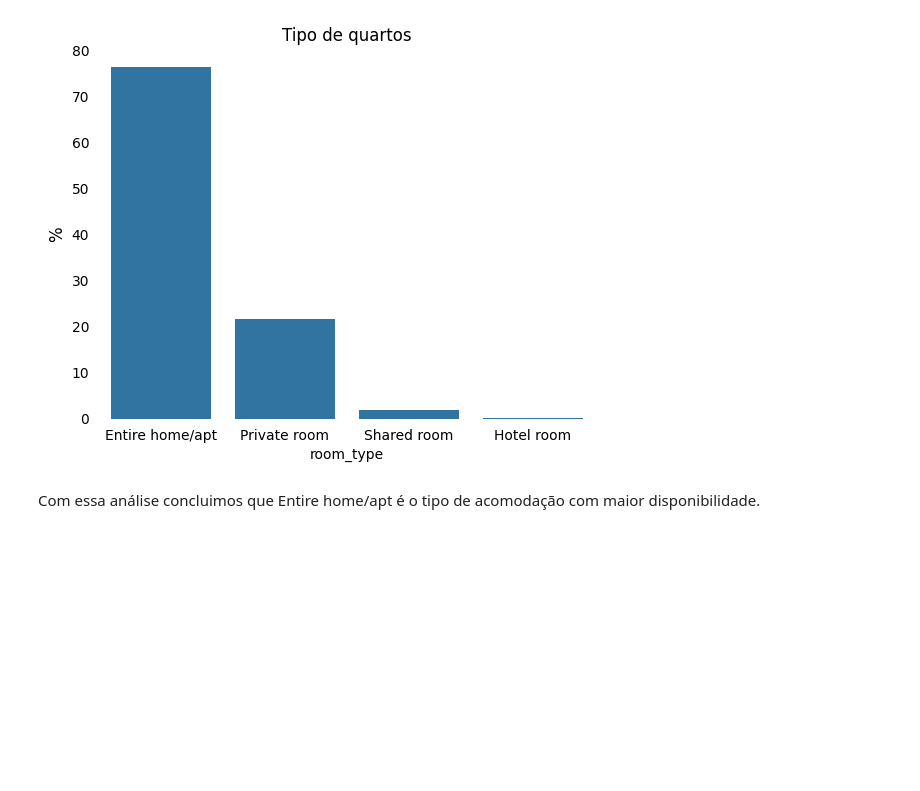
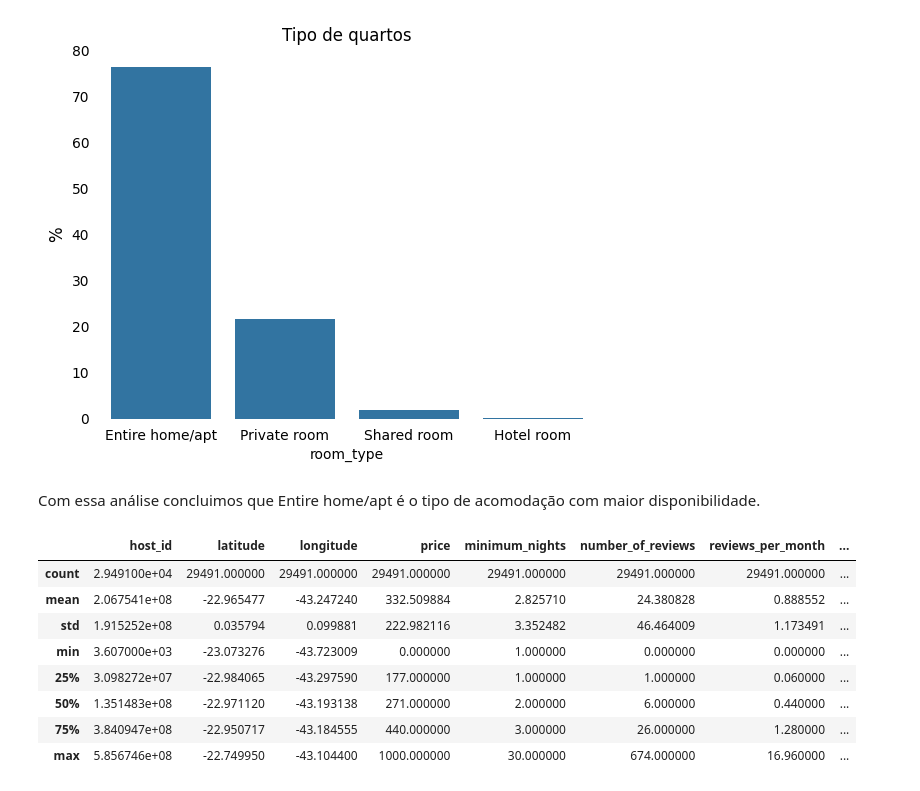
Before and after one commit to anabomfim84/CienciaDeDados, a Jupyter notebook: MVP_Airbnb_RioDeJaneiro.ipynb, the cells around one changed output. Cells and saved outputs as stored; diff of their text form; code cells hidden in the pictures; blank space fills up the shorter version.

```diff
--- a/MVP_Airbnb_RioDeJaneiro.ipynb
+++ b/MVP_Airbnb_RioDeJaneiro.ipynb
@@ -446,3 +446,16 @@ for kew, spine in ax.spines.items():
 [figure]
 # %% [markdown]
 Com essa análise concluimos que Entire home/apt é o tipo de acomodação com maior disponibilidade.
+# %%
+# Calculando as estatisticas descritivas do dataset new_csv após a retirada dos outliers.
+new_csv.describe()
+# %% [output]
+|  | host_id | latitude | longitude | price | minimum_nights | number_of_reviews | reviews_per_month | ... |
+| count | 2.949100e+04 | 29491.000000 | 29491.000000 | 29491.000000 | 29491.000000 | 29491.000000 | 29491.000000 | ... |
+| mean | 2.067541e+08 | -22.965477 | -43.247240 | 332.509884 | 2.825710 | 24.380828 | 0.888552 | ... |
+| std | 1.915252e+08 | 0.035794 | 0.099881 | 222.982116 | 3.352482 | 46.464009 | 1.173491 | ... |
+| min | 3.607000e+03 | -23.073276 | -43.723009 | 0.000000 | 1.000000 | 0.000000 | 0.000000 | ... |
+| 25% | 3.098272e+07 | -22.984065 | -43.297590 | 177.000000 | 1.000000 | 1.000000 | 0.060000 | ... |
+| 50% | 1.351483e+08 | -22.971120 | -43.193138 | 271.000000 | 2.000000 | 6.000000 | 0.440000 | ... |
+| 75% | 3.840947e+08 | -22.950717 | -43.184555 | 440.000000 | 3.000000 | 26.000000 | 1.280000 | ... |
+| max | 5.856746e+08 | -22.749950 | -43.104400 | 1000.000000 | 30.000000 | 674.000000 | 16.960000 | ... |
```
Also changed, not shown: parts of 2 cells of this notebook.
